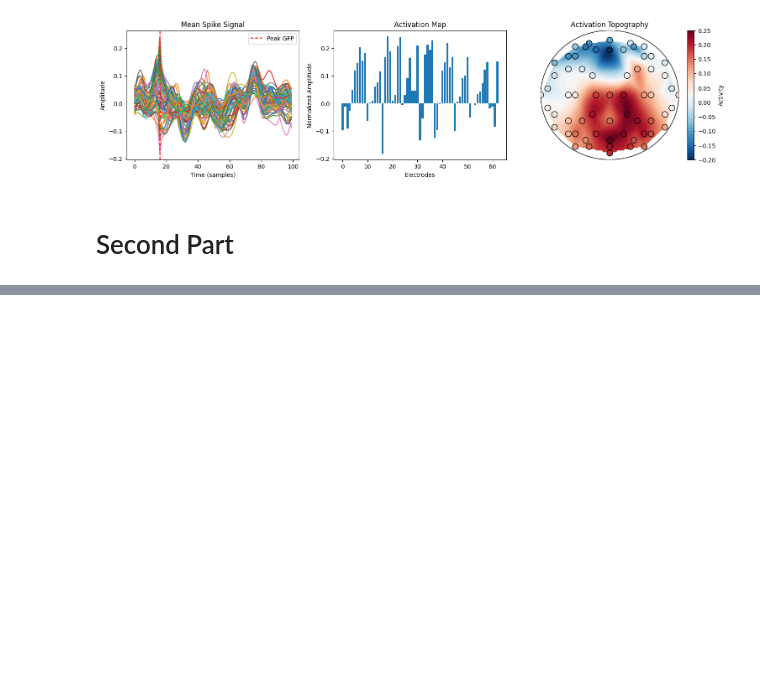
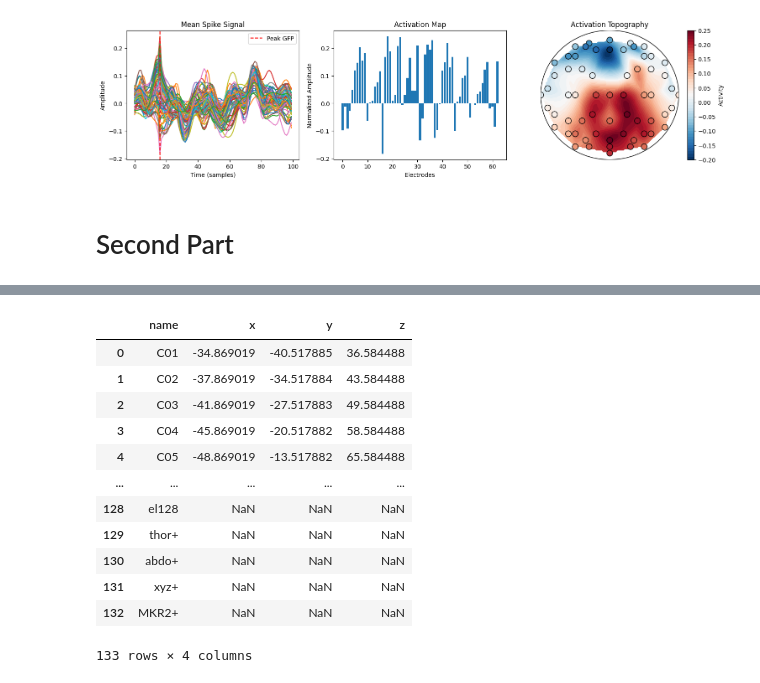
Before and after one commit to smsadjadi/epimage, a Jupyter notebook: eeg/main.ipynb, the cells around one changed output, grey strips where cells are left out. Cells and saved outputs as stored; diff of their text form; code cells hidden in the pictures; blank space fills up the shorter version.

```diff
--- a/eeg/esi.ipynb
+++ b/eeg/main.ipynb
@@ -137,0 +164,21 @@ import esi
+# %%
+IEEG = 'ds003848/sub-RESP0521/ses-1/ieeg/sub-RESP0521_ses-1_task-rest_run-01_ieeg.vhdr'
+tsv = pl.Path(IEEG).with_suffix('').parent/'sub-RESP0521_ses-1_electrodes.tsv'
+ELECTRODES = pd.read_csv(tsv, sep='\t')[['name','x','y','z']]
+MRI = 'ds00848/sub-RESP0521/ses-1/anat/sub-RESP0521_ses-1_T1w.nii.gz' # (Optional)
+# %%
+ELECTRODES
+# %% [output]
+|  | name | x | y | z |
+| 0 | C01 | -34.869019 | -40.517885 | 36.584488 |
+| 1 | C02 | -37.869019 | -34.517884 | 43.584488 |
+| 2 | C03 | -41.869019 | -27.517883 | 49.584488 |
+| 3 | C04 | -45.869019 | -20.517882 | 58.584488 |
+| 4 | C05 | -48.869019 | -13.517882 | 65.584488 |
+| ... | ... | ... | ... | ... |
+| 128 | el128 | NaN | NaN | NaN |
+| 129 | thor+ | NaN | NaN | NaN |
+| 130 | abdo+ | NaN | NaN | NaN |
+| 131 | xyz+ | NaN | NaN | NaN |
+| 132 | MKR2+ | NaN | NaN | NaN |
+133 rows × 4 columns
```
Also changed, not shown: parts of 6 cells of this notebook.
